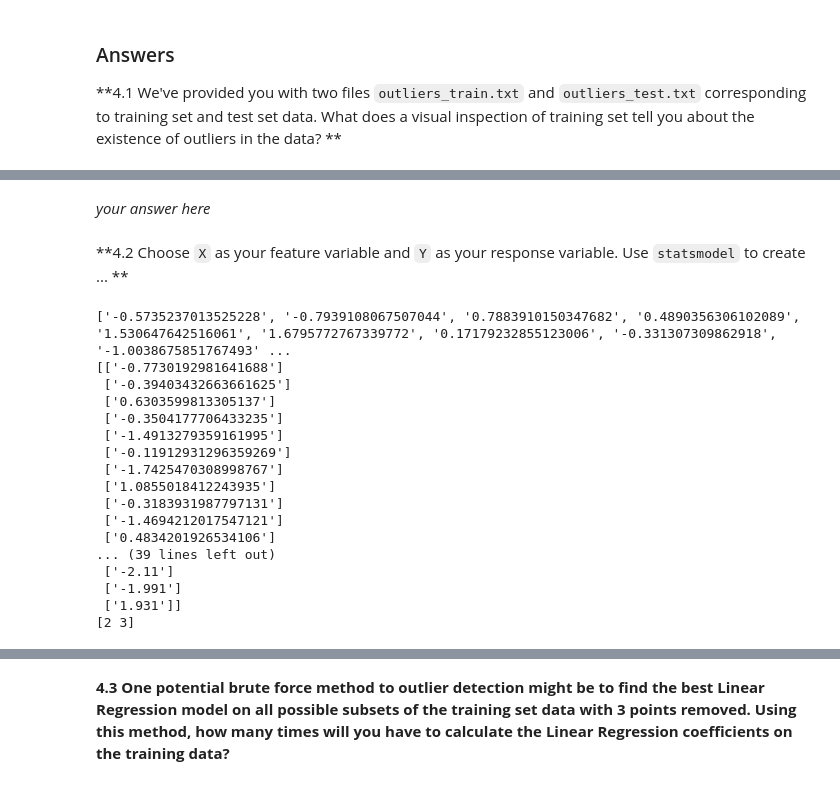
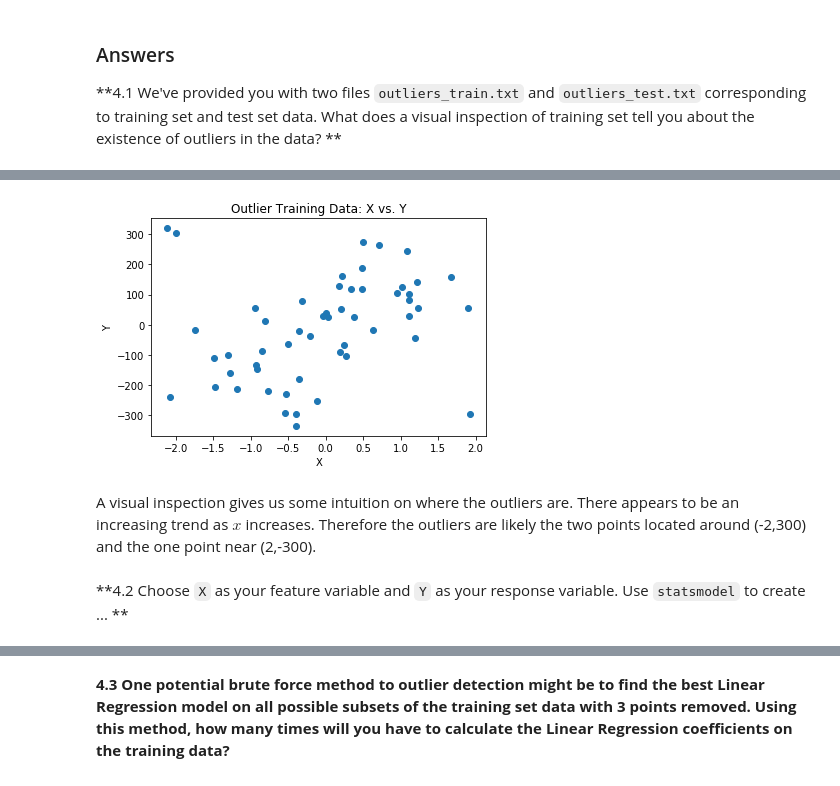
Before and after one commit to tmaounis/cs109a_hw2, a Jupyter notebook: cs109a_hw2_109.ipynb, the cells around one changed output, grey strips where cells are left out. Cells and saved outputs as stored; diff of their text form; code cells hidden in the pictures.

```diff
--- a/cs109a_hw2_109.ipynb
+++ b/cs109a_hw2_109.ipynb
@@ -385,5 +385,5 @@ You may recall from lectures that OLS Linear Regression can be susceptible to ou
 # your code here
 TRAIN_FILENAME = 'data/outliers_train.csv'
 TEST_FILENAME = 'data/outliers_test.csv'
-df_outliers_train = pd.read_table(TRAIN_FILENAME)
-df_outliers_test = pd.read_table(TEST_FILENAME)
+df_outliers_train = pd.read_table(TRAIN_FILENAME,sep=",")
+df_outliers_test = pd.read_table(TEST_FILENAME,sep=",")
@@ -411,46 +390,13 @@ plt.show()
-# %% [markdown]
-*your answer here*
+# %%
+# your code here
+plt.scatter(df_outliers_train["X"],df_outliers_train["Y"])
+plt.title("Outlier Training Data: X vs. Y")
+plt.xlabel("X")
+plt.ylabel("Y")
+plt.show()
+# %% [output]
+[figure, added]
+# %% [markdown]
+A visual inspection gives us some intuition on where the outliers are. There appears to be an increasing trend as $x$ increases. Therefore the outliers are likely the two points located around (-2,300) and the one point near (2,-300).
 # %% [markdown]
 **4.2 Choose `X` as your feature variable and `Y` as your response variable.  Use `statsmodel` to create ... **
-# %%
-# your code here
-X_test = []
-Y_test = []
-tups = df_outliers_test["X,Y"]
-for tup in tups:
-    vs = tup.split(',')
-    X_test.append(vs[0])
-    Y_test.append(vs[1])
-
-print (X_test)
-
-x_train = np.array(X_train).reshape(-1,1)
-y_train = np.array(Y_train).reshape(-1,1)
-print(x_train)
-print(np.array([2,3]))
-
-#x_test = np.array(X_test).reshape(-1,1)
-#y_test = np.array(Y_test).reshape(-1,1)
-
-#X = sm.add_constant(x_train)
-#X_test = sm.add_constant(x_test)
-
-#OutlierOLSModel = OLS(y_train,X).fit()
-# %% [output]
-['-0.5735237013525228', '-0.7939108067507044', '0.7883910150347682', '0.4890356306102089', '1.530647642516061', '1.6795772767339772', '0.17179232855123006', '-0.331307309862918', '-1.0038675851767493' ...
-[['-0.7730192981641688']
- ['-0.39403432663661625']
- ['0.6303599813305137']
- ['-0.3504177706433235']
- ['-1.4913279359161995']
- ['-0.11912931296359269']
- ['-1.7425470308998767']
- ['1.0855018412243935']
- ['-0.3183931987797131']
- ['-1.4694212017547121']
- ['0.4834201926534106']
-... (39 lines left out)
- ['-2.11']
- ['-1.991']
- ['1.931']]
-[2 3]
```
Also changed, not shown: parts of 4 cells of this notebook.
